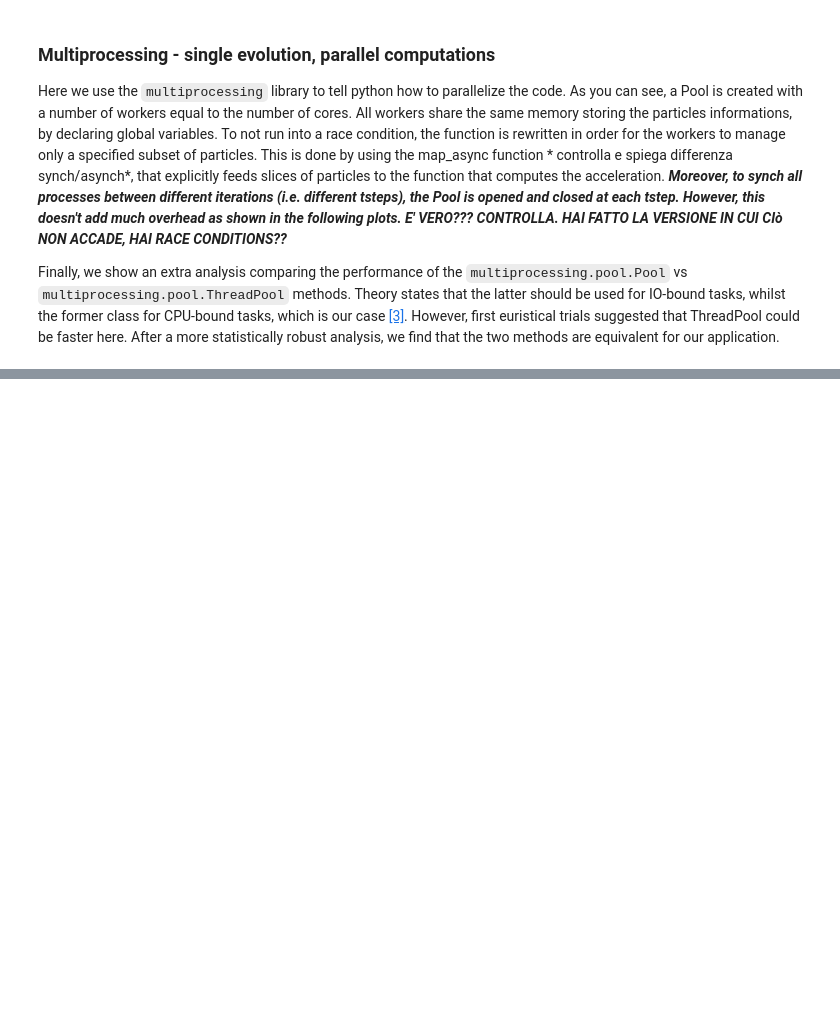
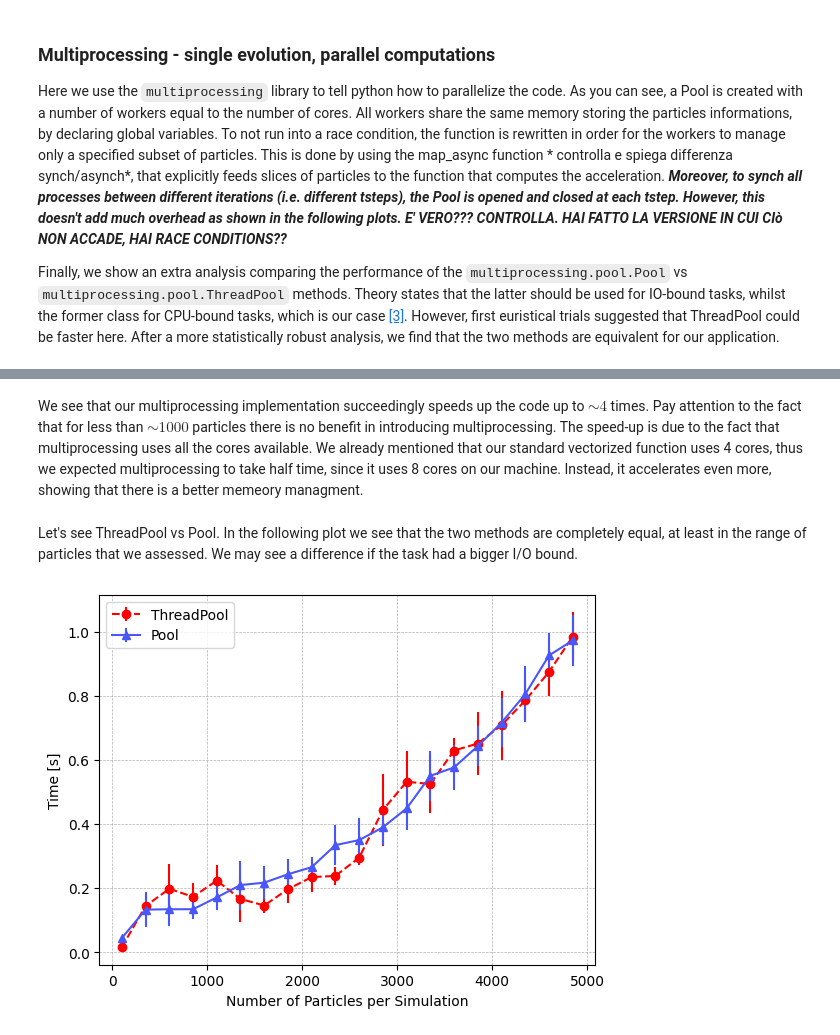
Before and after one commit to Berto70/pod_compastro23, a Jupyter notebook: project/cpu_optimization_report.ipynb, the cells around one changed output, grey strips where cells are left out. Drawn from its saved outputs; the diff is of its cells as text; code cells hidden in the pictures; blank space fills up the shorter version.

Commit message:
threadpool add

```diff
--- a/project/cpu_optimization_report.ipynb
+++ b/project/cpu_optimization_report.ipynb
@@ -305,0 +497,34 @@ Finally, we show an extra analysis comparing the performance of the `multiproces
+# %% [markdown]
+We see that our multiprocessing implementation succeedingly speeds up the code up to $\sim 4$ times. Pay attention to the fact that for less than $\sim 1000$ particles there is no benefit in introducing multiprocessing. The speed-up is due to the fact that multiprocessing uses all the cores available. We already mentioned that our standard vectorized function uses 4 cores, thus we expected multiprocessing to take half time, since it uses 8 cores on our machine. Instead, it accelerates even more, showing that there is a better memeory managment.
+# %% [markdown]
+Let's see ThreadPool vs Pool. In the following plot we see that the two methods are completely equal, at least in the range of particles that we assessed. We may see a difference if the task had a bigger I/O bound.
+# %%
+df2 = pd.read_csv("multiprocessing/parallel_single_evo/THREADPOOL_single_evo_parallel_computation.csv")
+std_group2 = df2.groupby("n_particles")[["time_single_parallel","time_single_serial"]].agg(["mean","std"])
+
+fig, ax = plt.subplots()
+
+colors = [cm.rainbow(i) for i in np.linspace(0, 1, 10)]
+
+i = 0
+# each group has n_particles fixed (that is its "name")
+n_particles2 = std_group2["time_single_parallel"]["mean"].keys().get_level_values(0).values
+
+
+ax.errorbar(n_particles2, std_group2["time_single_parallel"].values[:,0], yerr=std_group2["time_single_parallel"].values[:,1], marker="o", label="ThreadPool", c=colors[9], linestyle='--')
+ax.errorbar(n_particles, std_group["parallel_time"].values[:,0], yerr=std_group["parallel_time"].values[:,1], marker="^", label="Pool", c=colors[1], linestyle='-')
+
+# Set labels and title
+ax.set_xlabel('Number of Particles per Simulation')
+ax.set_ylabel('Time [s]')
+#ax.set_title(f'Number of Parallel simulations = {name}')
+ax.grid(linestyle='--', linewidth=0.5)
+
+
+ax.legend()
+
+#plt.savefig("Pool_vs_ThreadPool.pdf")
+# Show the plot
+plt.show()
+# %% [output]
+[figure, added]
```
Also changed, not shown: parts of 3 cells of this notebook.
